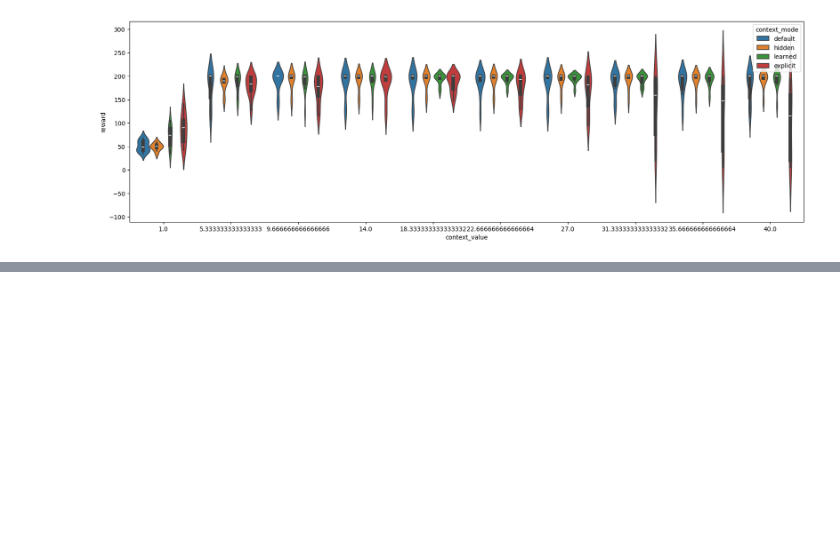
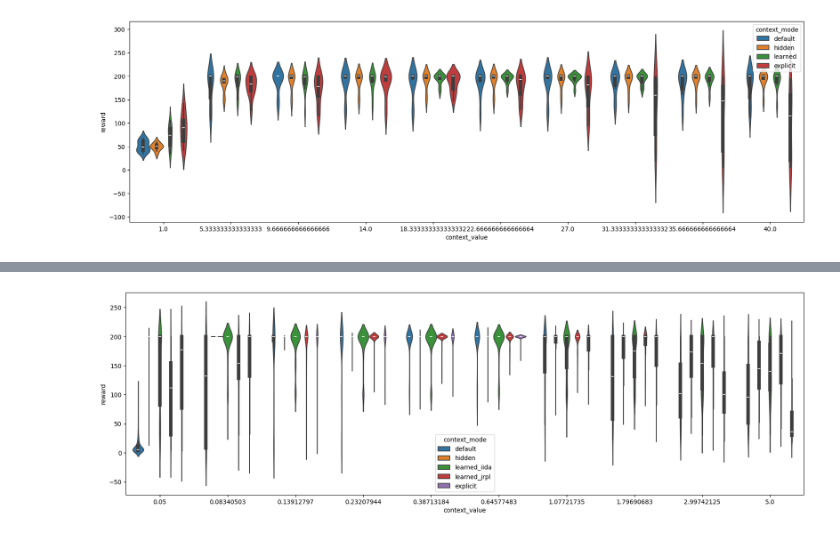
Before and after one commit to tidiane-camaret/contextual_rl_zero_shot, a Jupyter notebook: scripts/plot_eval_rewards.ipynb, the cells around one changed output, grey strips where cells are left out. Cells and saved outputs as stored; diff of their text form; code cells hidden in the pictures; blank space fills up the shorter version.

```diff
--- a/scripts/plot_eval_rewards.ipynb
+++ b/scripts/plot_eval_rewards.ipynb
@@ -117,0 +102,8 @@ train_envs.contexts
+# %%
+# Env: CARLCartpoleContinuous, context: length, total_timesteps: 30000
+# train_env : [0.18560371, 0.30960564, 0.51645334, 0.86149609, 1.43706209]
+# test_env : [0.05      , 0.08340503, 0.13912797, 0.23207944, 0.38713184, 0.64577483, 1.07721735, 1.79690683, 2.99742125, 5.        ]
+
+plot_rewards("results/hydra/multirun/2024-02-08/18-37-18")
+# %% [output]
+[figure, added]
```
Also changed, not shown: parts of 13 cells of this notebook, 8 other files.
